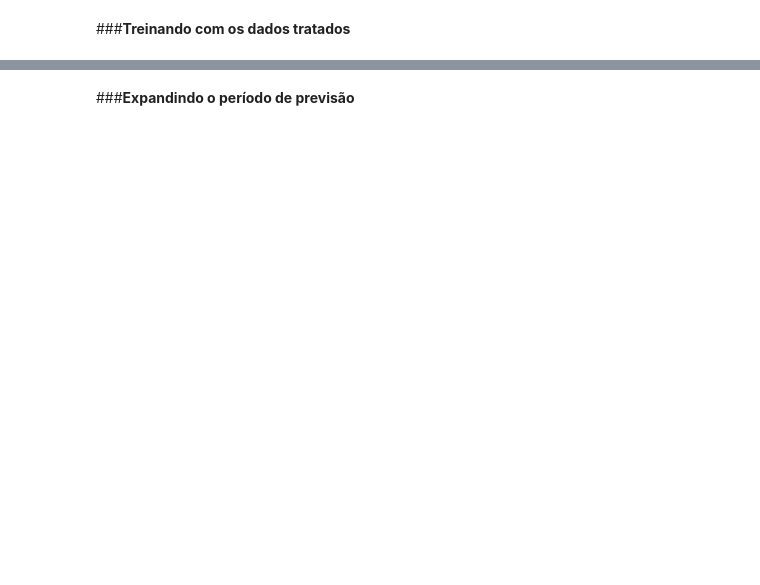
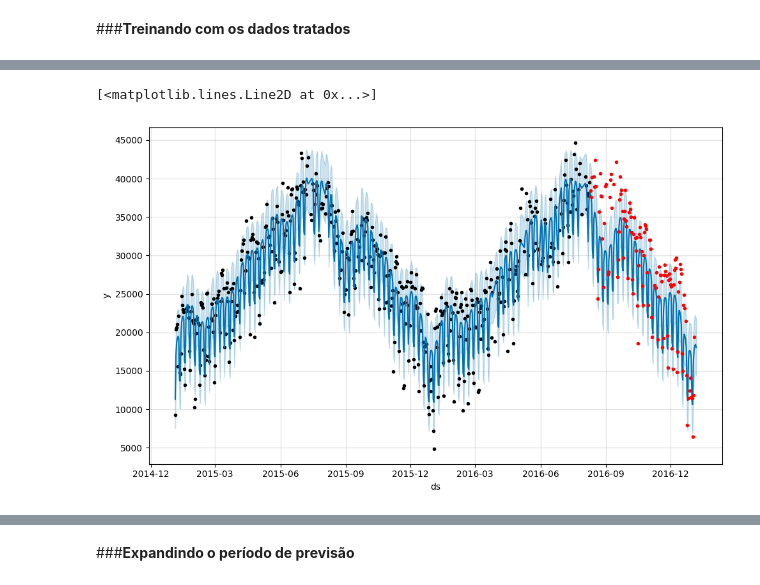
Before and after one commit to Pedrocoellho/time_series_forecasts_company_bicycles, a Jupyter notebook: complete_time_series.ipynb, the cells around one changed output, grey strips where cells are left out. Cells and saved outputs as stored; diff of their text form; code cells hidden in the pictures; blank space fills up the shorter version.

```diff
--- a/complete_time_series.ipynb
+++ b/complete_time_series.ipynb
@@ -720,0 +810,2 @@ MSE:466132050.6184666, RMSE:21590.09149166503
+# %%
+sem_outliers = df_prophet[(df_prophet['y'] > previsao['yhat_lower']) & (df_prophet['y'] < previsao['yhat_upper'])]
@@ -721,2 +828,21 @@ MSE:466132050.6184666, RMSE:21590.09149166503
+# %%
+df_treino = pd.DataFrame()
+
+df_treino['ds'] = sem_outliers['ds'].iloc[:505]
+df_treino['y'] = sem_outliers['y'].iloc[:505]
+# %%
+df_teste = pd.DataFrame()
+
+df_teste['ds'] = sem_outliers['ds'].iloc[505:]
+df_teste['y'] = sem_outliers['y'].iloc[505:]
 # %% [markdown]
 ###**Treinando com os dados tratados**
+# %%
+np.random.seed(4587)
+
+
+modelo_sem_outliers = Prophet(yearly_seasonality=True)
+
+modelo_sem_outliers.fit(df_treino)
+futuro = modelo_sem_outliers.make_future_dataframe(periods=150, freq='D')
+previsao = modelo_sem_outliers.predict(futuro)
@@ -722,0 +860,6 @@ MSE:466132050.6184666, RMSE:21590.09149166503
+# %%
+fig1 = modelo_sem_outliers.plot(previsao)
+plt.plot(df_teste['ds'], df_teste['y'], '.r')
+# %% [output]
+[<matplotlib.lines.Line2D at 0x...>]
+[figure, added]
```
Also changed, not shown: parts of 17 cells of this notebook.
